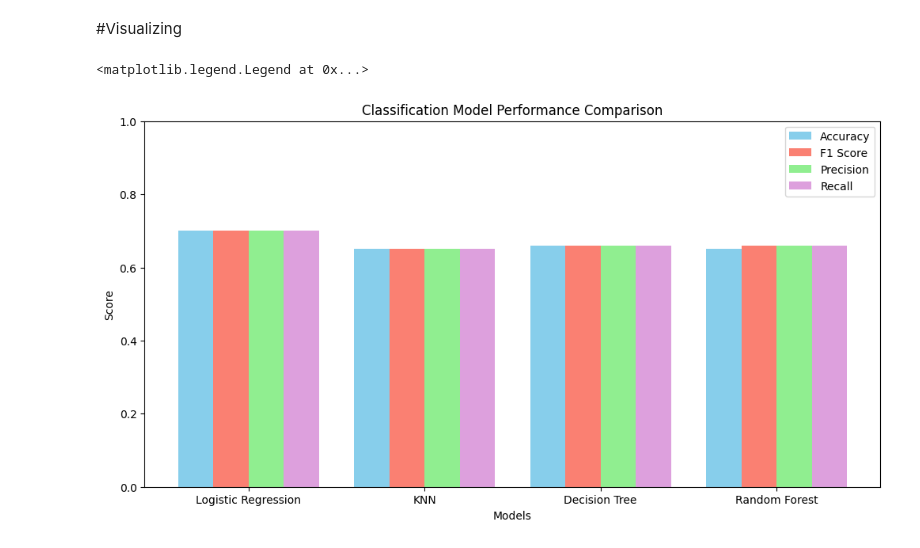
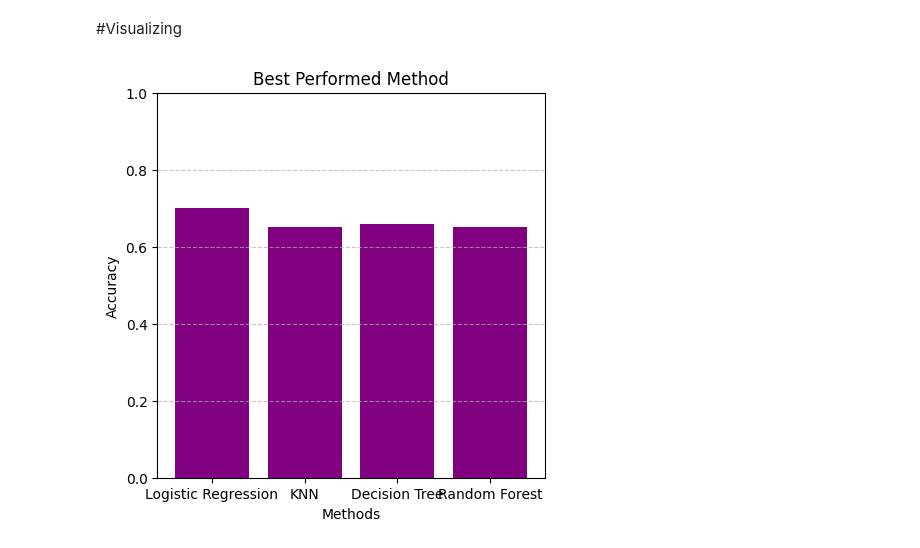
Before and after one commit to FarnazMehdipour/predict-data-job-salaries-us, a Jupyter notebook: Salary_Prediction_classification_all.ipynb, the cells around one changed output. Cells and saved outputs as stored; diff of their text form; code cells hidden in the pictures.

```diff
--- a/Salary_Prediction_classification_all.ipynb
+++ b/Salary_Prediction_classification_all.ipynb
@@ -496,22 +493,12 @@ recall =    [0.70, 0.65, 0.66, 0.66]
-# %%
-# Plot
-x = np.arange(len(model_names))
-width = 0.2
-
-fig, ax = plt.subplots(figsize=(12,6))
-
-ax.bar(x - 1.5*width, accuracy, width, label='Accuracy', color='skyblue')
-ax.bar(x - 0.5*width, f1_scores, width, label='F1 Score', color='salmon')
-ax.bar(x + 0.5*width, precision, width, label='Precision', color='lightgreen')
-ax.bar(x + 1.5*width, recall, width, label='Recall', color='plum')
-
-ax.set_xlabel('Models')
-ax.set_ylabel('Score')
-ax.set_title('Classification Model Performance Comparison')
-ax.set_xticks(x)
-ax.set_xticklabels(model_names)
-ax.set_ylim(0, 1)
-ax.legend()
-# %% [output]
-<matplotlib.legend.Legend at 0x...>
-[figure, removed]
+# %%
+# Plot
+plt.figure(figsize=(5,5))
+plt.bar(model_names, accuracy, color='purple')
+plt.ylim(0, 1)
+plt.xlabel('Methods')
+plt.ylabel('Accuracy')
+plt.title('Best Performed Method')
+plt.grid(axis='y', linestyle='--', alpha=0.7)
+plt.show()
+# %% [output]
+[figure, added]
```
Also changed, not shown: parts of 6 cells of this notebook.
